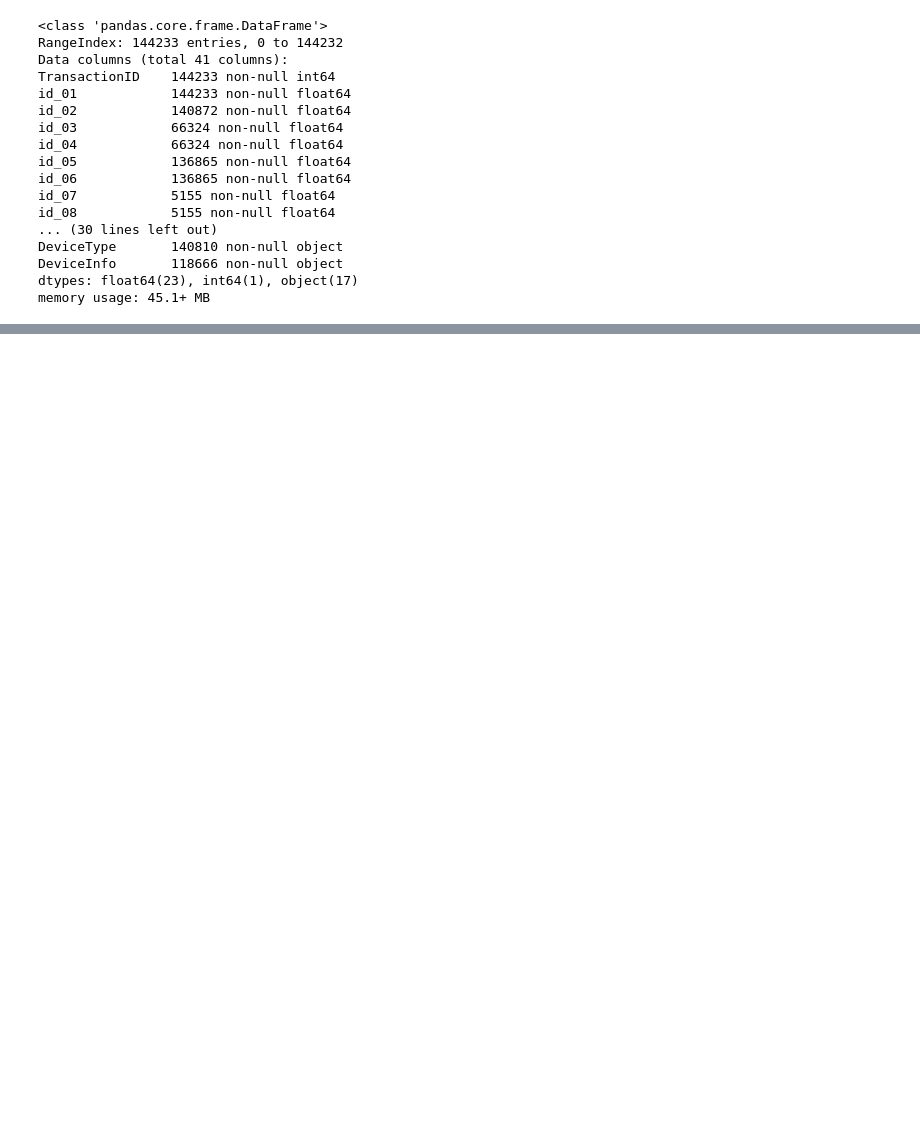
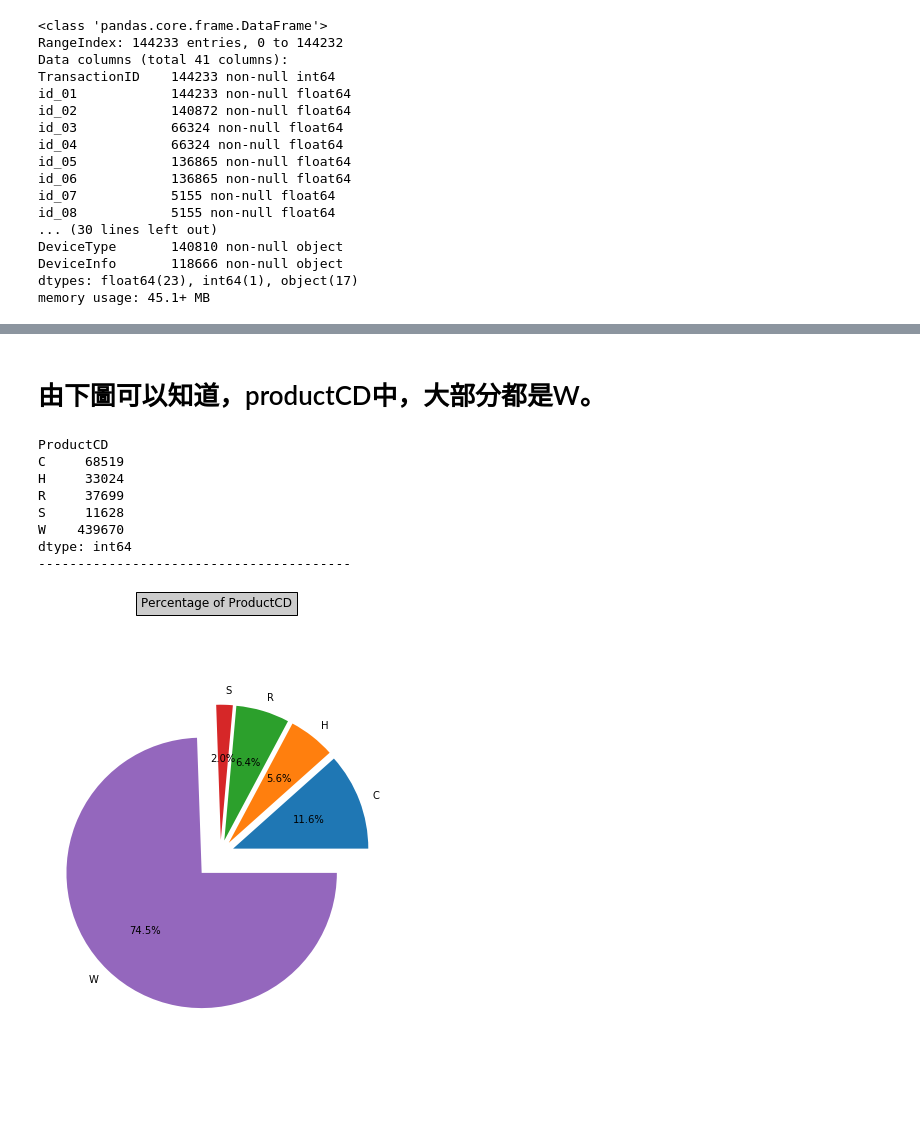
Before and after one commit to BradyYang-tw/IEEE-CIS-Fraud-Detection, a Jupyter notebook: IEEE-CIS-Fraud-Detection.ipynb, the cells around one changed output, grey strips where cells are left out. Drawn from its saved outputs; the diff is of its cells as text; code cells hidden in the pictures; blank space fills up the shorter version.

```diff
--- a/IEEE-CIS-Fraud-Detection.ipynb
+++ b/IEEE-CIS-Fraud-Detection.ipynb
@@ -143,0 +197,26 @@ memory usage: 45.1+ MB
+# %% [markdown]
+# 由下圖可以知道，productCD中，大部分都是W。
+# %%
+# 將productCD做敘述統計
+print(X_train.iloc[:, 0:5].groupby("ProductCD").size())
+print("-"*40)
+
+plt.figure(figsize=(6,9))
+separated = (0.1, 0.1, 0.1, 0.1, 0.2)
+size = X_train.iloc[:, 0:5].groupby("ProductCD").size().values.tolist()
+label = X_train.iloc[:, 0:5].groupby("ProductCD").size().index.tolist()
+plt.pie(size, labels=label, autopct="%1.1f%%",
+        explode=separated)
+plt.axis("equal")
+plt.title("Percentage of ProductCD", bbox={'facecolor':'0.8', 'pad':5})
+plt.show()
+# %% [output]
+ProductCD
+C     68519
+H     33024
+R     37699
+S     11628
+W    439670
+dtype: int64
+----------------------------------------
+[figure, added]
```
Also changed, not shown: parts of 11 cells of this notebook.
